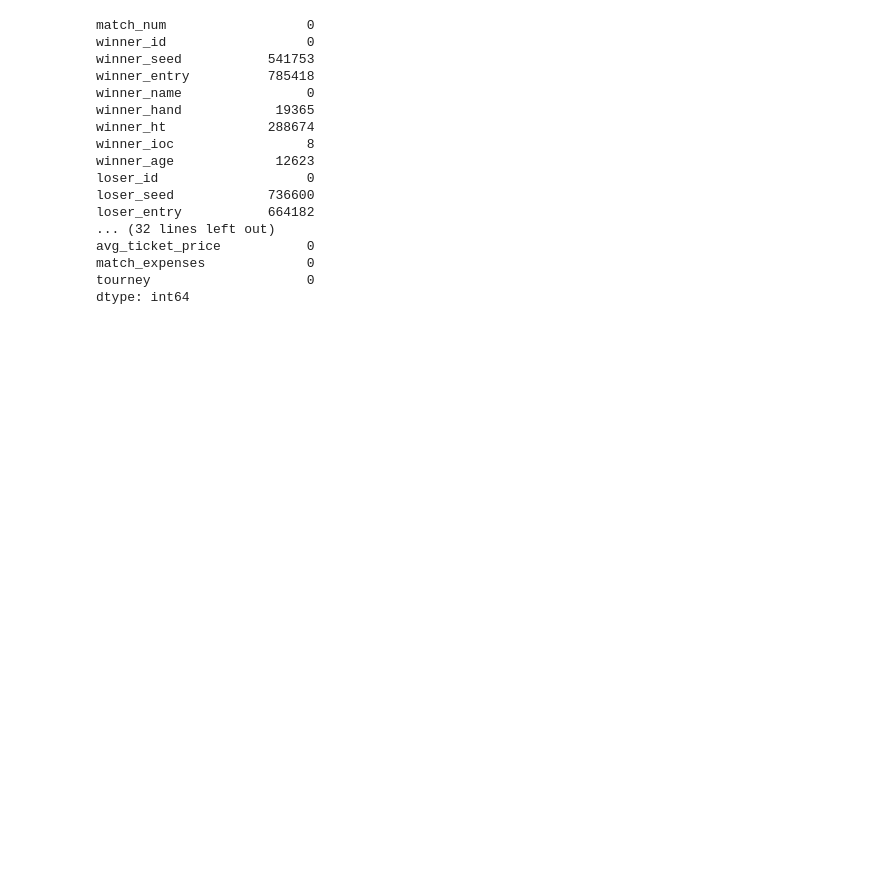
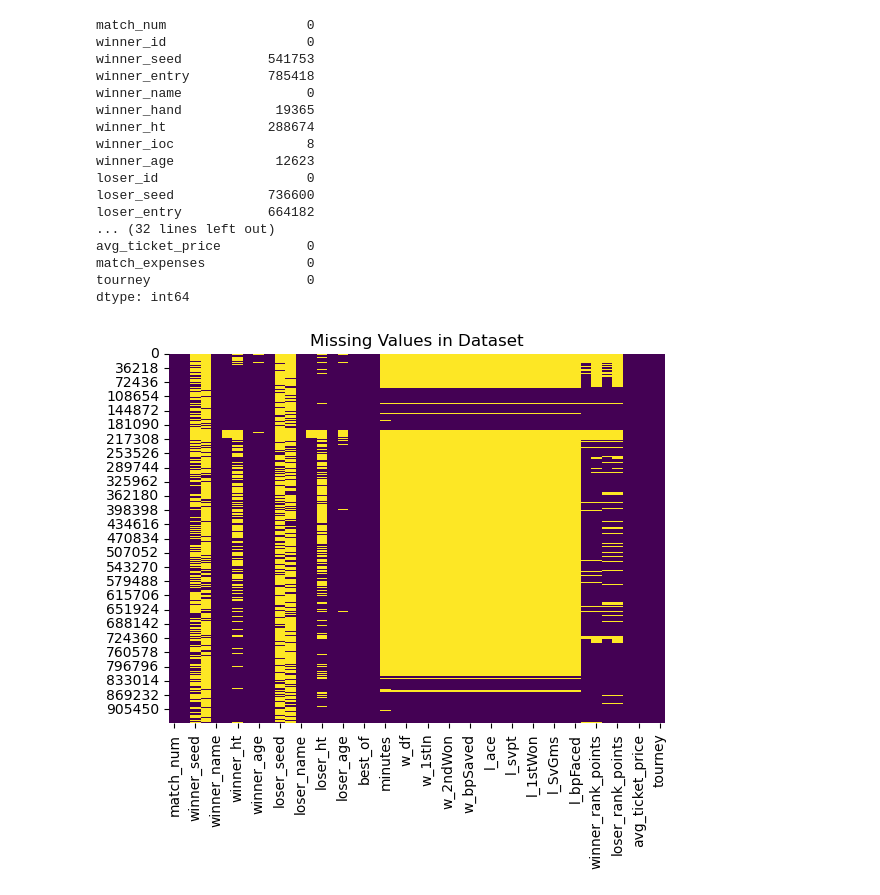
Before and after one commit to jallow101/DSS-tennis-datawarehouse-unipi, a Jupyter notebook: EDA.ipynb, the cells around one changed output. Saved outputs shown, nothing was run; the diff lists cells and outputs as text; code cells hidden in the pictures; blank space fills up the shorter version.

```diff
--- a/EDA.ipynb
+++ b/EDA.ipynb
@@ -75,3 +75,11 @@ avg_ticket_price           0
 match_expenses             0
 tourney                    0
 dtype: int64
+# %%
+#sns plot missing values
+sns.heatmap(pd.isnull(), cbar=False, cmap='viridis')
+#sns plot missing values
+plt.title('Missing Values in Dataset')
+plt.show()
+# %% [output]
+[figure, added]
```
Also changed, not shown: parts of 1 cell of this notebook, 1 other file.
